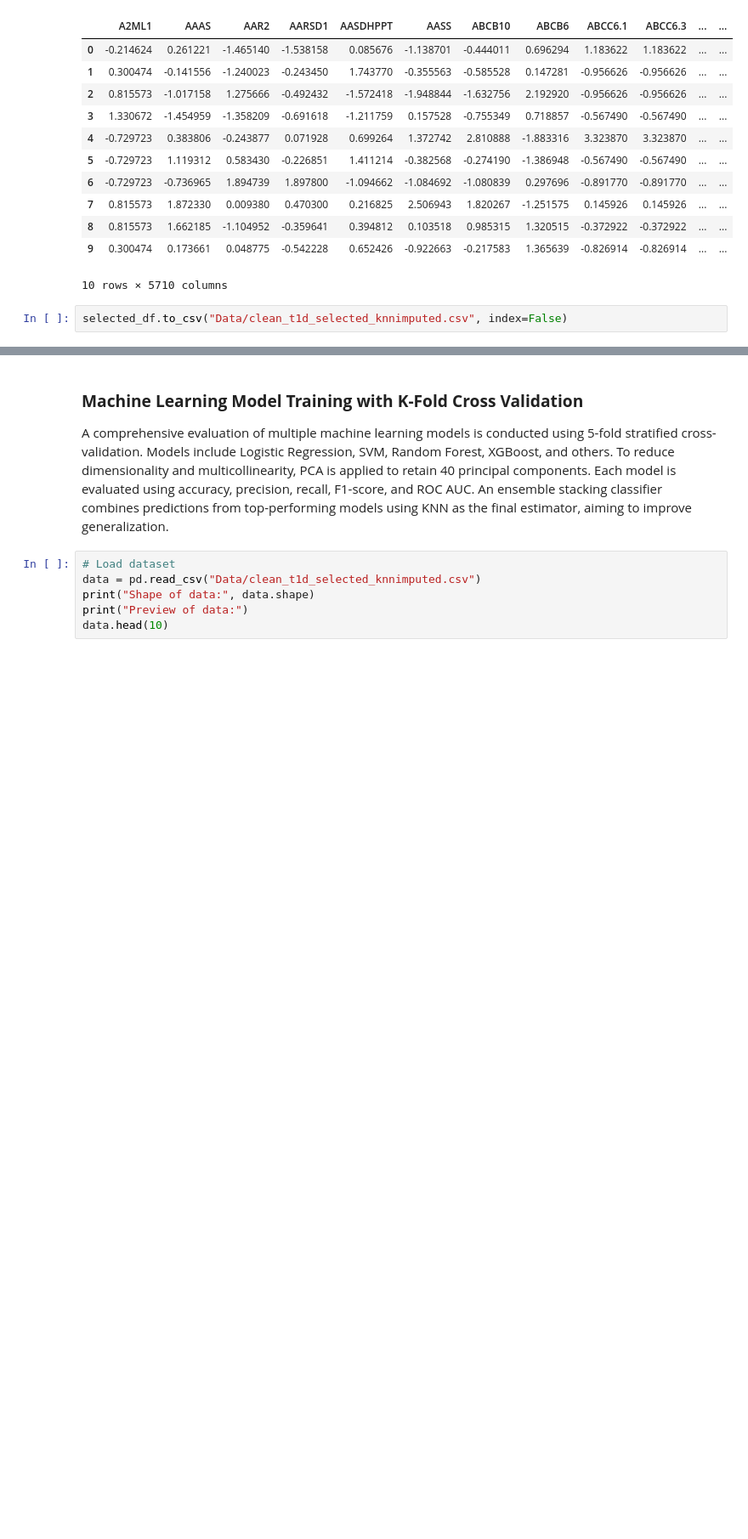
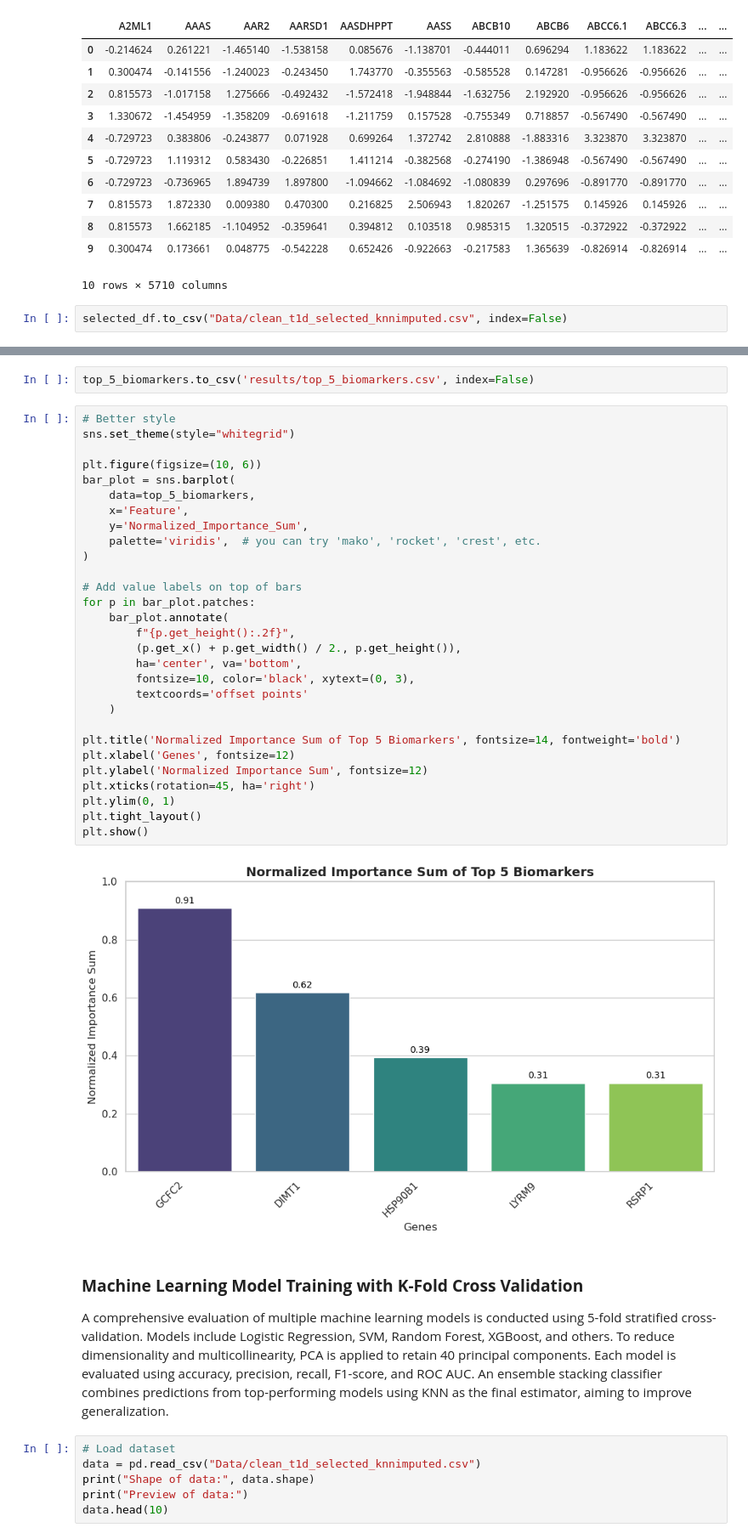
Before and after one commit to sazidshahjada/T1D-GeneExp-Classifier, a Jupyter notebook: t1d_clening_eda_modeling.ipynb, the cells around one changed output, grey strips where cells are left out. Shown at 85% size. Saved outputs shown, nothing was run; the diff lists cells and outputs as text; blank space fills up the shorter version.

Commit message:
top 5 gene selected

```diff
--- a/t1d_clening_eda_modeling.ipynb
+++ b/t1d_clening_eda_modeling.ipynb
@@ -589,3 +651,36 @@ selected_df.to_csv("Data/clean_t1d_selected_knnimputed.csv", index=False)
+# %%
+top_5_biomarkers.to_csv('results/top_5_biomarkers.csv', index=False)
+# %%
+# Better style
+sns.set_theme(style="whitegrid")
+
+plt.figure(figsize=(10, 6))
+bar_plot = sns.barplot(
+    data=top_5_biomarkers,
+    x='Feature',
+    y='Normalized_Importance_Sum',
+    palette='viridis',  # you can try 'mako', 'rocket', 'crest', etc.
+)
+
+# Add value labels on top of bars
+for p in bar_plot.patches:
+    bar_plot.annotate(
+        f"{p.get_height():.2f}",
+        (p.get_x() + p.get_width() / 2., p.get_height()),
+        ha='center', va='bottom',
+        fontsize=10, color='black', xytext=(0, 3),
+        textcoords='offset points'
+    )
+
+plt.title('Normalized Importance Sum of Top 5 Biomarkers', fontsize=14, fontweight='bold')
+plt.xlabel('Genes', fontsize=12)
+plt.ylabel('Normalized Importance Sum', fontsize=12)
+plt.xticks(rotation=45, ha='right')
+plt.ylim(0, 1)
+plt.tight_layout()
+plt.show()
+# %% [output]
+[figure, added]
 # %% [markdown]
 ### **Machine Learning Model Training with K-Fold Cross Validation**
 
```
Also changed, not shown: parts of 3 cells of this notebook, 1 other file.
